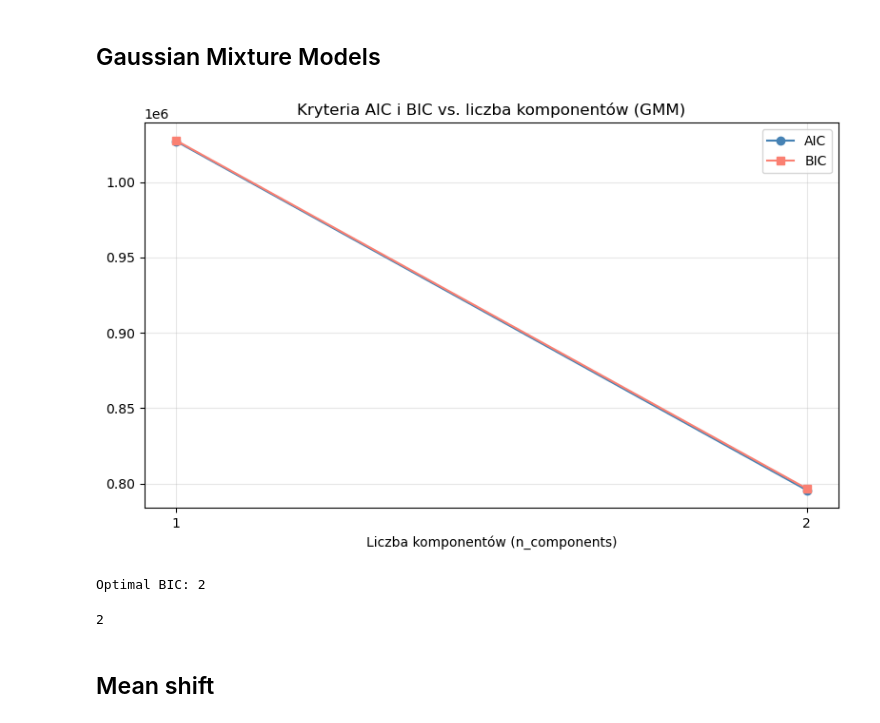
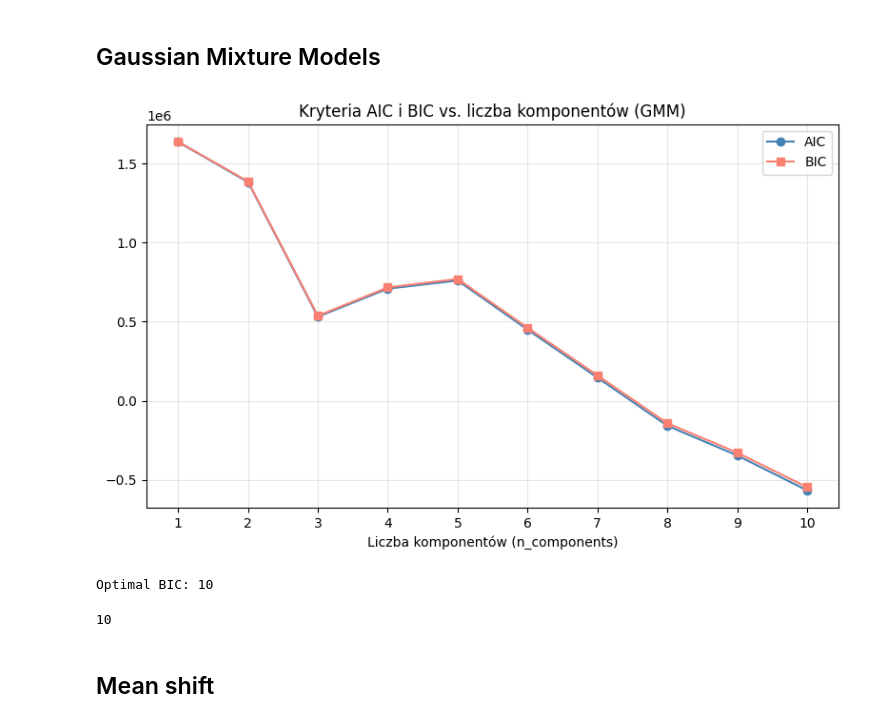
Before and after one commit to andrzejewskimaciej/ML_Intro_Projects, a Jupyter notebook: Project 2 - clustering/04_Clustering.ipynb, the cells around one changed output. Saved outputs shown, nothing was run; the diff lists cells and outputs as text; code cells hidden in the pictures.

```diff
--- a/Project 2 - clustering/04_Clustering.ipynb
+++ b/Project 2 - clustering/04_Clustering.ipynb
@@ -603,11 +637,11 @@ def gmm_optimal_components(
     print(f"\nOptimal {criterion.upper()}: {best_n}")
     return best_n
 # %%
-gmm_optimal_components(df_famd,min_components=1,max_components=2)
+gmm_optimal_components(df_famd,min_components=1,max_components=10)
 # %% [output]
-[figure, old version]
+[figure, new version]
-Optimal BIC: 2
+Optimal BIC: 10
-2
+10
 # %% [markdown]
 ## Mean shift
 # %%
```
Also changed, not shown: parts of 12 cells of this notebook.
